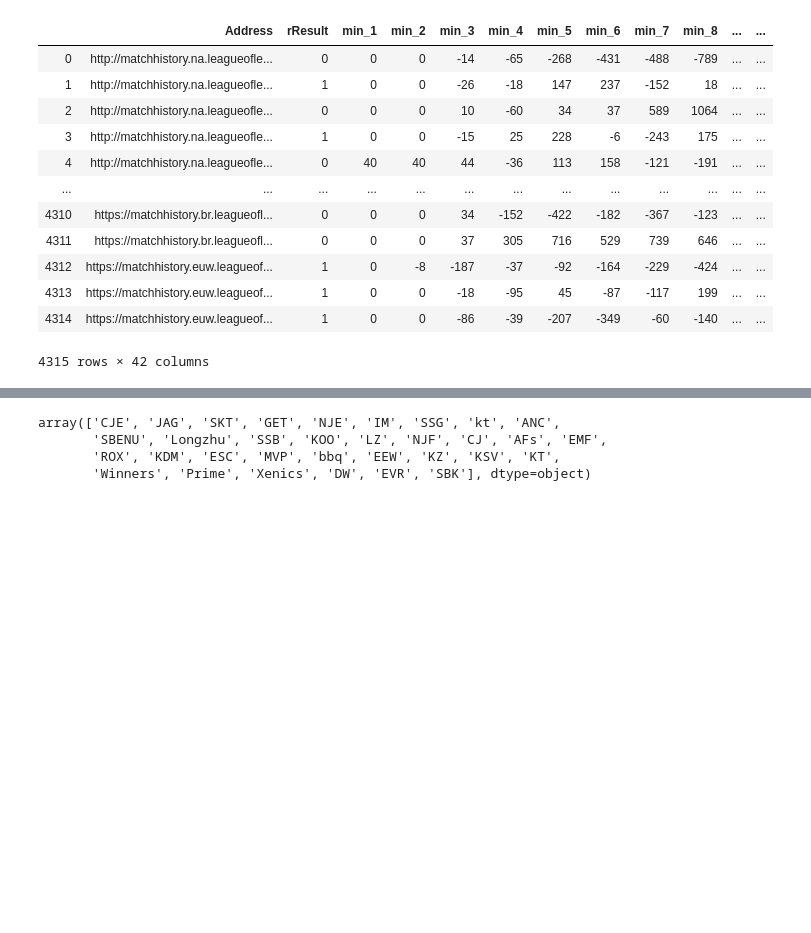
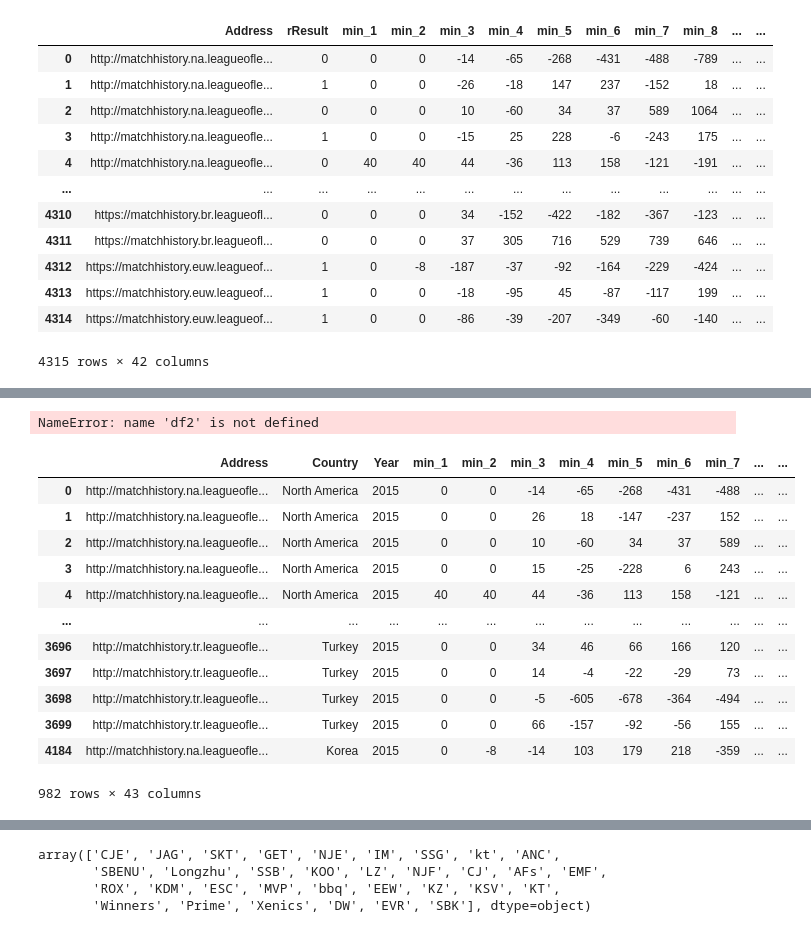
Before and after one commit to AdamGouja/project-Python-for-DS, a Jupyter notebook: Visualisation.ipynb, the cells around one changed output, grey strips where cells are left out. Drawn from its saved outputs; the diff is of its cells as text; code cells hidden in the pictures; blank space fills up the shorter version.

```diff
--- a/Visualisation.ipynb
+++ b/Visualisation.ipynb
@@ -354 +356,21 @@ df_gold_winside.tail()
 5 rows × 43 columns
+# %%
+df2=df2[df2['League'] == 'WC']
+# %% [output]
+NameError: name 'df2' is not defined
+# %%
+df_gold_winside[df_gold_winside['Year'] == 2015]
+# %% [output]
+|  | Address | Country | Year | min_1 | min_2 | min_3 | min_4 | min_5 | min_6 | min_7 | ... | ... |
+| 0 | http://matchhistory.na.leagueofle... | North America | 2015 | 0 | 0 | -14 | -65 | -268 | -431 | -488 | ... | ... |
+| 1 | http://matchhistory.na.leagueofle... | North America | 2015 | 0 | 0 | 26 | 18 | -147 | -237 | 152 | ... | ... |
+| 2 | http://matchhistory.na.leagueofle... | North America | 2015 | 0 | 0 | 10 | -60 | 34 | 37 | 589 | ... | ... |
+| 3 | http://matchhistory.na.leagueofle... | North America | 2015 | 0 | 0 | 15 | -25 | -228 | 6 | 243 | ... | ... |
+| 4 | http://matchhistory.na.leagueofle... | North America | 2015 | 40 | 40 | 44 | -36 | 113 | 158 | -121 | ... | ... |
+| ... | ... | ... | ... | ... | ... | ... | ... | ... | ... | ... | ... | ... |
+| 3696 | http://matchhistory.tr.leagueofle... | Turkey | 2015 | 0 | 0 | 34 | 46 | 66 | 166 | 120 | ... | ... |
+| 3697 | http://matchhistory.tr.leagueofle... | Turkey | 2015 | 0 | 0 | 14 | -4 | -22 | -29 | 73 | ... | ... |
+| 3698 | http://matchhistory.tr.leagueofle... | Turkey | 2015 | 0 | 0 | -5 | -605 | -678 | -364 | -494 | ... | ... |
+| 3699 | http://matchhistory.tr.leagueofle... | Turkey | 2015 | 0 | 0 | 66 | -157 | -92 | -56 | 155 | ... | ... |
+| 4184 | http://matchhistory.na.leagueofle... | Korea | 2015 | 0 | -8 | -14 | 103 | 179 | 218 | -359 | ... | ... |
+982 rows × 43 columns
```
Also changed, not shown: parts of 5 cells of this notebook, 1 other file.
